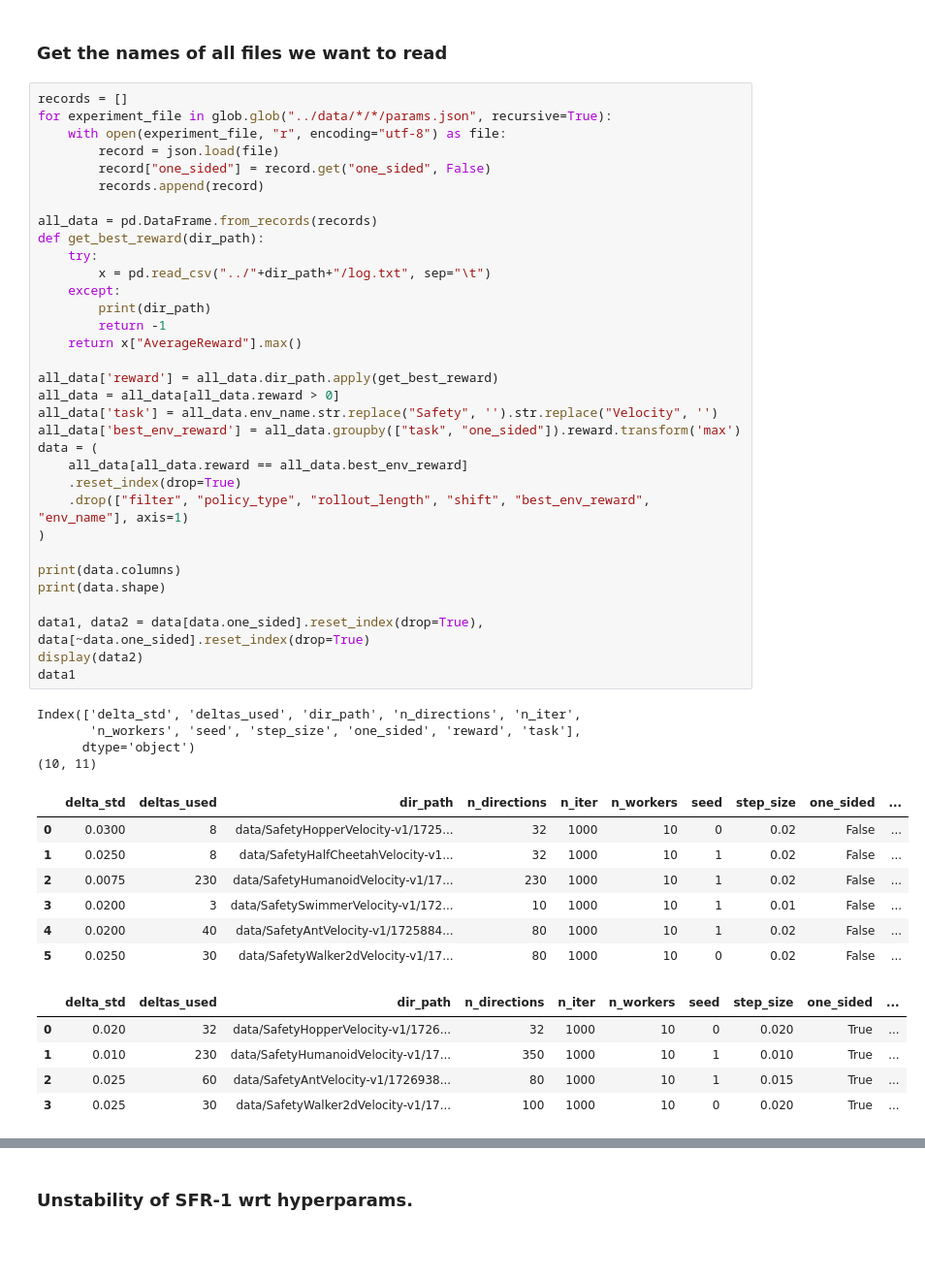
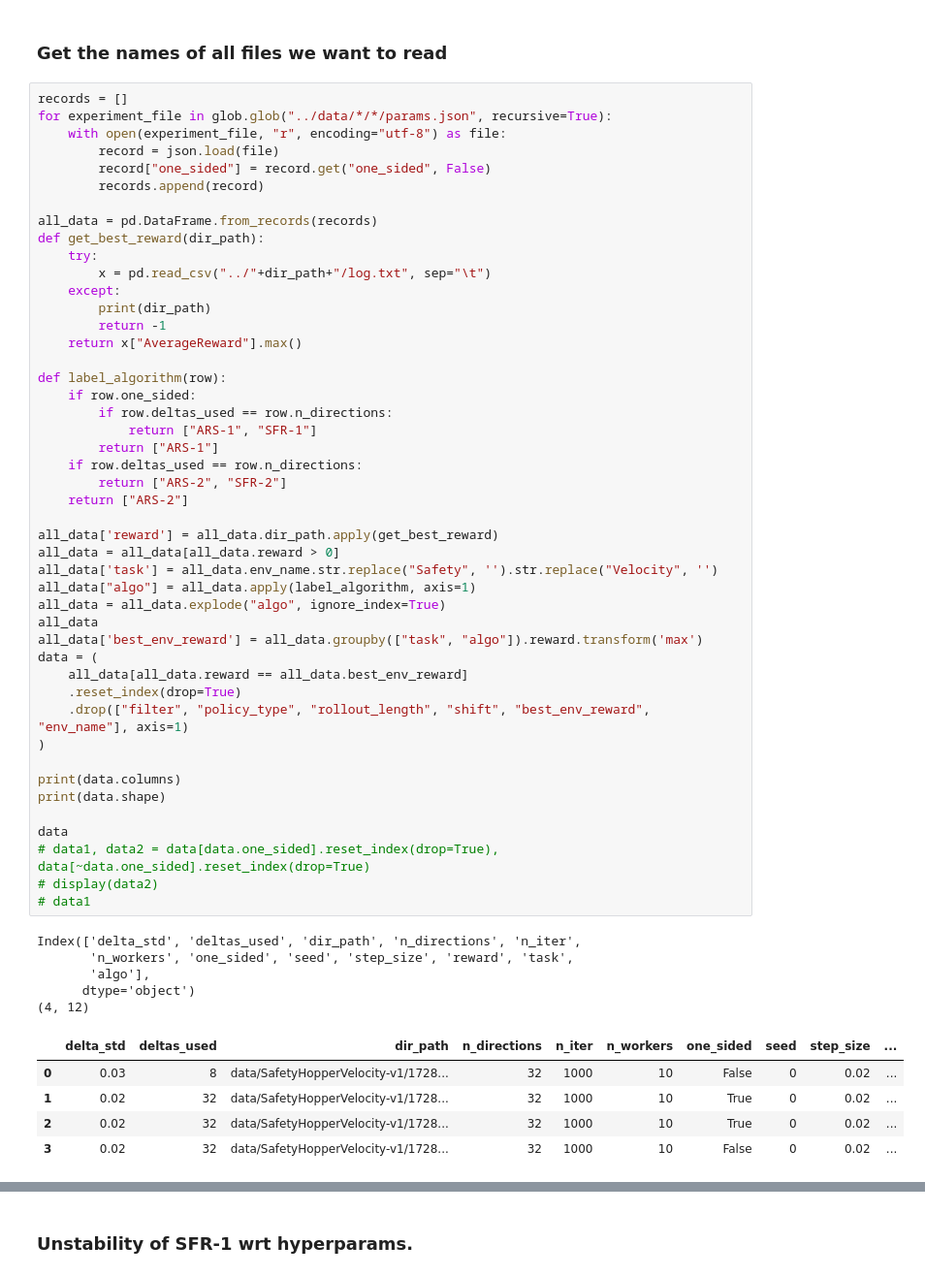
Before and after one commit to deepakhr1999/ARS, a Jupyter notebook: code/plot_hparam_grid.ipynb, the cells around one changed output, grey strips where cells are left out. Shown at 97% size. Cells and saved outputs as stored; diff of their text form; blank space fills up the shorter version.

```diff
--- a/code/plot_hparam_grid.ipynb
+++ b/code/plot_hparam_grid.ipynb
@@ -15,49 +15,56 @@ records = []
 for experiment_file in glob.glob("../data/*/*/params.json", recursive=True):
     with open(experiment_file, "r", encoding="utf-8") as file:
         record = json.load(file)
         record["one_sided"] = record.get("one_sided", False)
         records.append(record)
 
 all_data = pd.DataFrame.from_records(records)
 def get_best_reward(dir_path):
     try:
         x = pd.read_csv("../"+dir_path+"/log.txt", sep="\t")
     except:
         print(dir_path)
         return -1
     return x["AverageReward"].max()
 
+def label_algorithm(row):
+    if row.one_sided:
+        if row.deltas_used == row.n_directions:
+            return ["ARS-1", "SFR-1"]
+        return ["ARS-1"]
+    if row.deltas_used == row.n_directions:
+        return ["ARS-2", "SFR-2"]
+    return ["ARS-2"]
+
 all_data['reward'] = all_data.dir_path.apply(get_best_reward)
 all_data = all_data[all_data.reward > 0]
 all_data['task'] = all_data.env_name.str.replace("Safety", '').str.replace("Velocity", '')
-all_data['best_env_reward'] = all_data.groupby(["task", "one_sided"]).reward.transform('max')
+all_data["algo"] = all_data.apply(label_algorithm, axis=1)
+all_data = all_data.explode("algo", ignore_index=True)
+all_data
+all_data['best_env_reward'] = all_data.groupby(["task", "algo"]).reward.transform('max')
 data = (
     all_data[all_data.reward == all_data.best_env_reward]
     .reset_index(drop=True)
     .drop(["filter", "policy_type", "rollout_length", "shift", "best_env_reward", "env_name"], axis=1)
 )
 
 print(data.columns)
 print(data.shape)
 
-data1, data2 = data[data.one_sided].reset_index(drop=True), data[~data.one_sided].reset_index(drop=True)
-display(data2)
-data1
+data
+# data1, data2 = data[data.one_sided].reset_index(drop=True), data[~data.one_sided].reset_index(drop=True)
+# display(data2)
+# data1
 # %% [output]
 Index(['delta_std', 'deltas_used', 'dir_path', 'n_directions', 'n_iter',
-       'n_workers', 'seed', 'step_size', 'one_sided', 'reward', 'task'],
+       'n_workers', 'one_sided', 'seed', 'step_size', 'reward', 'task',
+       'algo'],
       dtype='object')
-(10, 11)
+(4, 12)
-|  | delta_std | deltas_used | dir_path | n_directions | n_iter | n_workers | seed | step_size | one_sided | ... |
-| 0 | 0.0300 | 8 | data/SafetyHopperVelocity-v1/1725... | 32 | 1000 | 10 | 0 | 0.02 | False | ... |
-| 1 | 0.0250 | 8 | data/SafetyHalfCheetahVelocity-v1... | 32 | 1000 | 10 | 1 | 0.02 | False | ... |
-| 2 | 0.0075 | 230 | data/SafetyHumanoidVelocity-v1/17... | 230 | 1000 | 10 | 1 | 0.02 | False | ... |
-| 3 | 0.0200 | 3 | data/SafetySwimmerVelocity-v1/172... | 10 | 1000 | 10 | 1 | 0.01 | False | ... |
-| 4 | 0.0200 | 40 | data/SafetyAntVelocity-v1/1725884... | 80 | 1000 | 10 | 1 | 0.02 | False | ... |
-| 5 | 0.0250 | 30 | data/SafetyWalker2dVelocity-v1/17... | 80 | 1000 | 10 | 0 | 0.02 | False | ... |
+|  | delta_std | deltas_used | dir_path | n_directions | n_iter | n_workers | one_sided | seed | step_size | ... |
+| 0 | 0.03 | 8 | data/SafetyHopperVelocity-v1/1728... | 32 | 1000 | 10 | False | 0 | 0.02 | ... |
+| 1 | 0.02 | 32 | data/SafetyHopperVelocity-v1/1728... | 32 | 1000 | 10 | True | 0 | 0.02 | ... |
+| 2 | 0.02 | 32 | data/SafetyHopperVelocity-v1/1728... | 32 | 1000 | 10 | True | 0 | 0.02 | ... |
+| 3 | 0.02 | 32 | data/SafetyHopperVelocity-v1/1728... | 32 | 1000 | 10 | False | 0 | 0.02 | ... |
-|  | delta_std | deltas_used | dir_path | n_directions | n_iter | n_workers | seed | step_size | one_sided | ... |
-| 0 | 0.020 | 32 | data/SafetyHopperVelocity-v1/1726... | 32 | 1000 | 10 | 0 | 0.020 | True | ... |
-| 1 | 0.010 | 230 | data/SafetyHumanoidVelocity-v1/17... | 350 | 1000 | 10 | 1 | 0.010 | True | ... |
-| 2 | 0.025 | 60 | data/SafetyAntVelocity-v1/1726938... | 80 | 1000 | 10 | 1 | 0.015 | True | ... |
-| 3 | 0.025 | 30 | data/SafetyWalker2dVelocity-v1/17... | 100 | 1000 | 10 | 0 | 0.020 | True | ... |
 # %%
```
Also changed, not shown: parts of 3 cells of this notebook, 9 other files.
